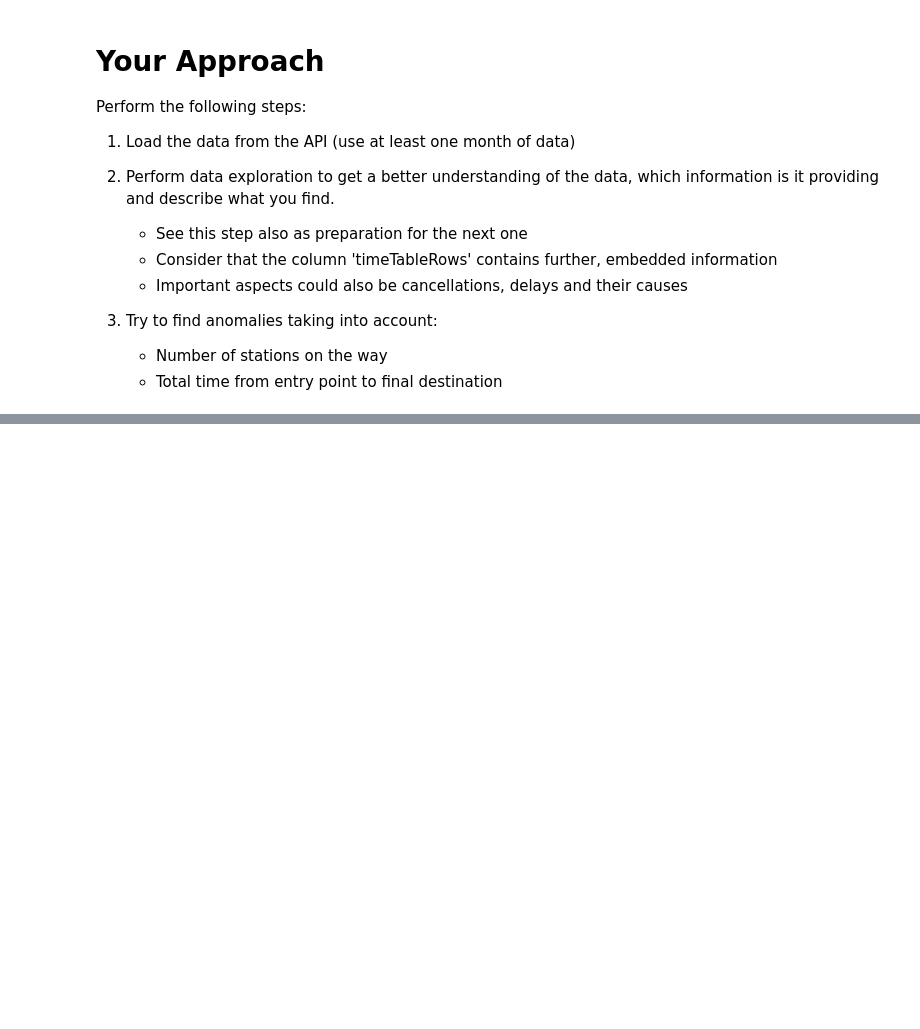
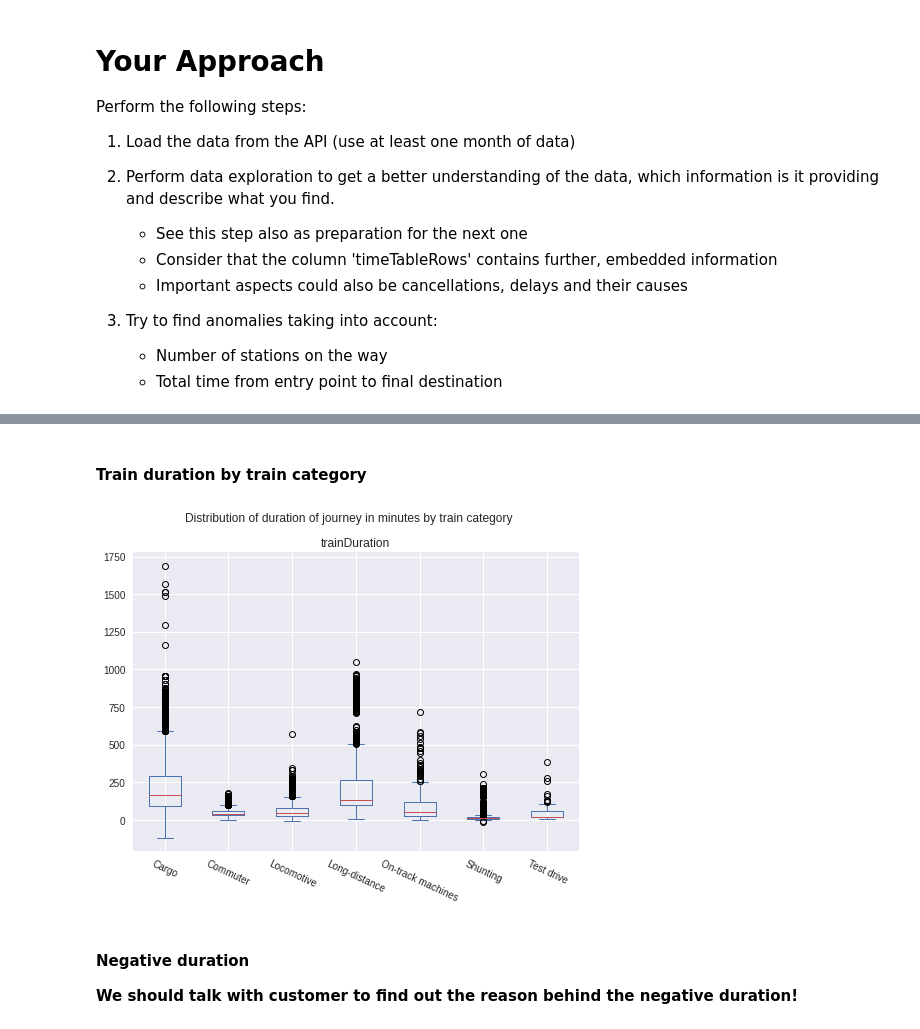
Before and after one commit to dfhssilva/railway_traffic, a Jupyter notebook: CodingTask.ipynb, the cells around one changed output, grey strips where cells are left out. Saved outputs shown, nothing was run; the diff lists cells and outputs as text; code cells hidden in the pictures; blank space fills up the shorter version.

```diff
--- a/CodingTask.ipynb
+++ b/CodingTask.ipynb
@@ -93,0 +132,20 @@ Please write 2-3 sentences about your findings and how you would interpret them/
+# %% [markdown]
+#### Train duration by train category
+# %%
+# data
+total_minutes = pd.concat(
+    (df['trainDuration'].dt.total_seconds().div(60), df['trainCategory']),
+    axis=1
+)
+
+total_minutes.plot(kind='box', by='trainCategory')
+plt.suptitle('Distribution of duration of journey in minutes by train category')
+plt.xticks(rotation=-25)
+
+plt.show()
+# %% [output]
+[figure, added]
+# %% [markdown]
+#### Negative duration
+
+**We should talk with customer to find out the reason behind the negative duration!**
```
Also changed, not shown: parts of 49 cells of this notebook, 1 other file.
